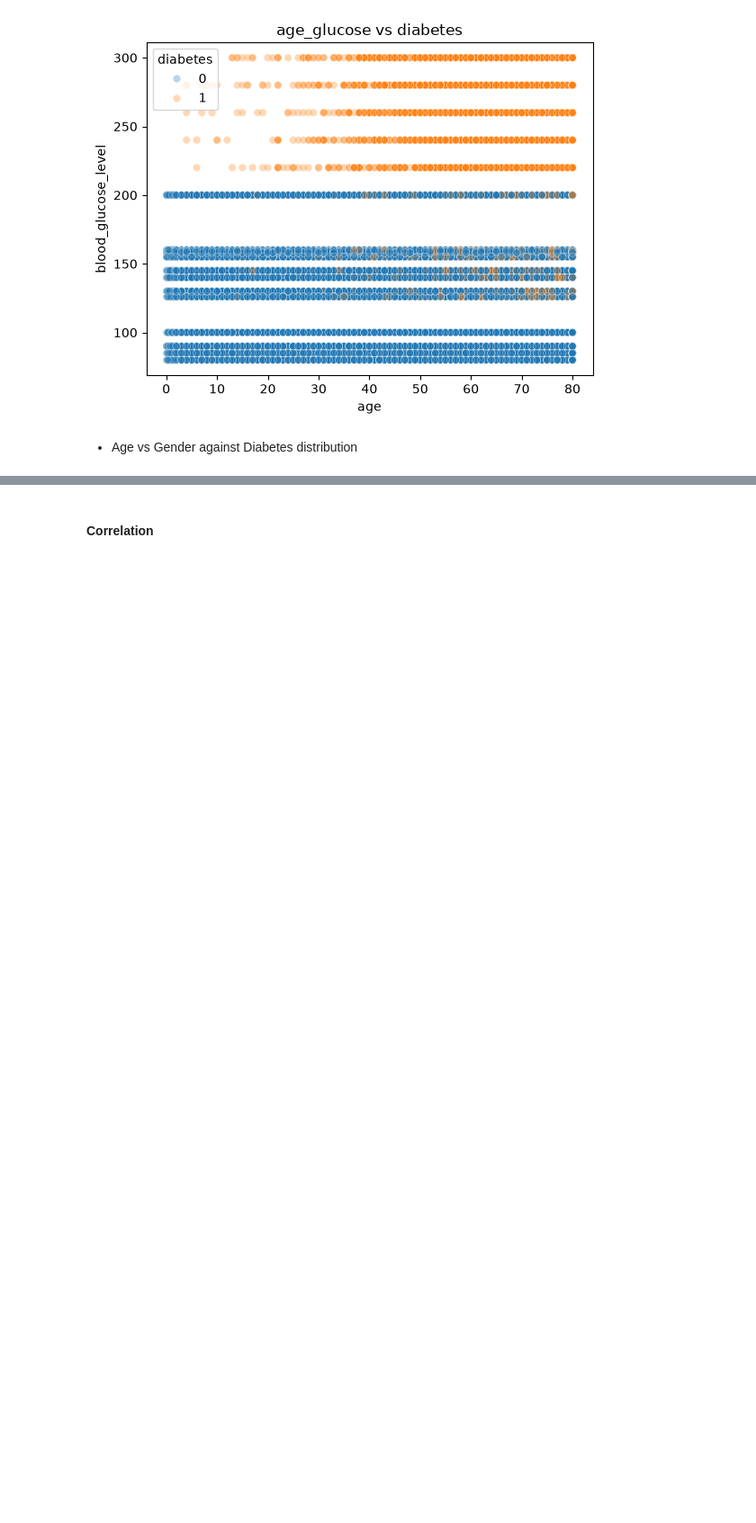
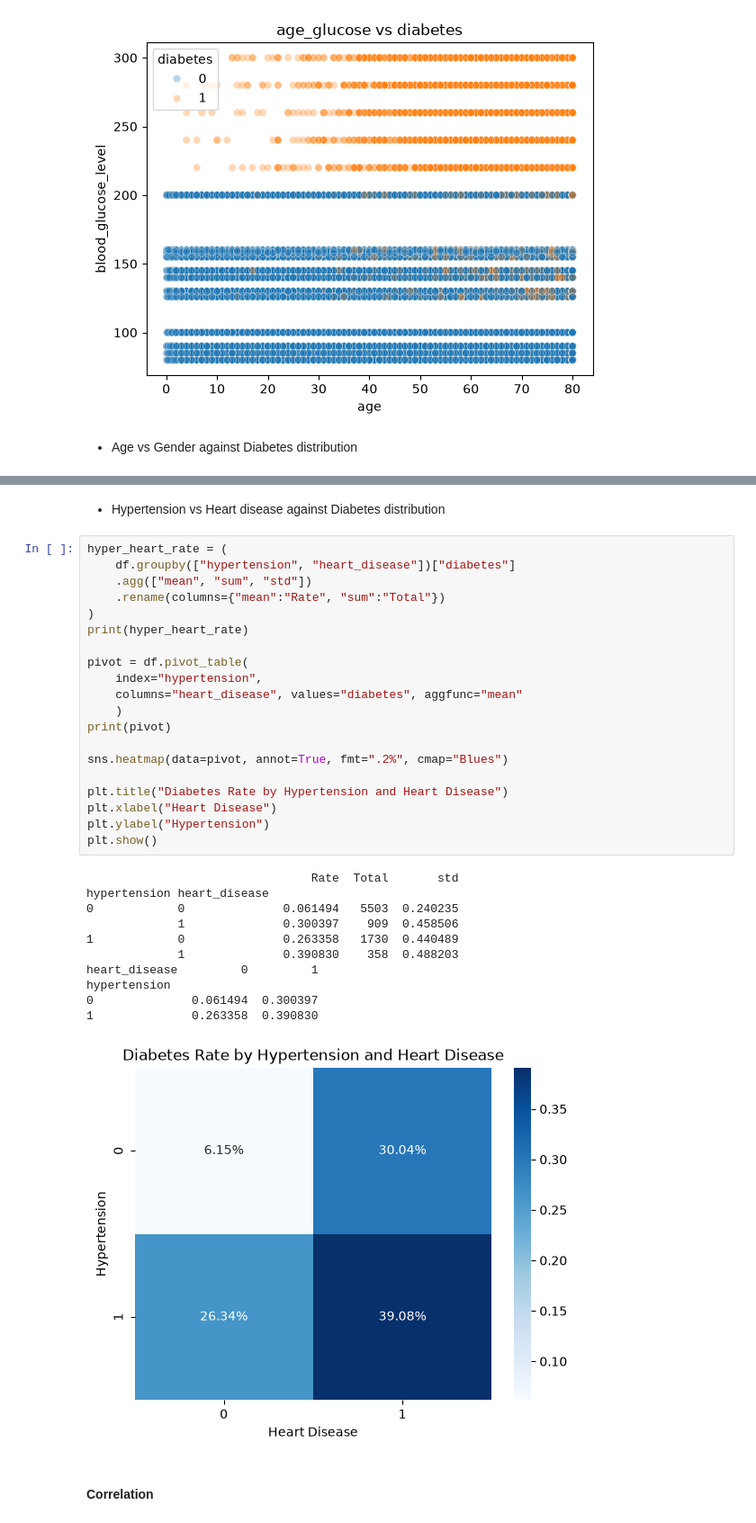
Before and after one commit to divneyrop/data-portfolio, a Jupyter notebook: notebooks/diabetes/eda.ipynb, the cells around one changed output, grey strips where cells are left out. Shown at 90% size. Cells and saved outputs as stored; diff of their text form; blank space fills up the shorter version.

```diff
--- a/notebooks/diabetes/eda.ipynb
+++ b/notebooks/diabetes/eda.ipynb
@@ -411,4 +366,38 @@ age      bmi
 [figure]
+# %% [markdown]
+* Hypertension vs Heart disease against Diabetes distribution
+# %%
+hyper_heart_rate = (
+    df.groupby(["hypertension", "heart_disease"])["diabetes"]
+    .agg(["mean", "sum", "std"])
+    .rename(columns={"mean":"Rate", "sum":"Total"})
+)
+print(hyper_heart_rate)
+
+pivot = df.pivot_table(
+    index="hypertension",
+    columns="heart_disease", values="diabetes", aggfunc="mean"
+    )
+print(pivot)
+
+sns.heatmap(data=pivot, annot=True, fmt=".2%", cmap="Blues")
+
+plt.title("Diabetes Rate by Hypertension and Heart Disease")
+plt.xlabel("Heart Disease")
+plt.ylabel("Hypertension")
+plt.show()
+# %% [output]
+                                Rate  Total       std
+hypertension heart_disease
+0            0              0.061494   5503  0.240235
+             1              0.300397    909  0.458506
+1            0              0.263358   1730  0.440489
+             1              0.390830    358  0.488203
+heart_disease         0         1
+hypertension
+0              0.061494  0.300397
+1              0.263358  0.390830
+[figure, added]
 # %% [markdown]
 #### Correlation
 # %%
```
Also changed, not shown: parts of 6 cells of this notebook.
